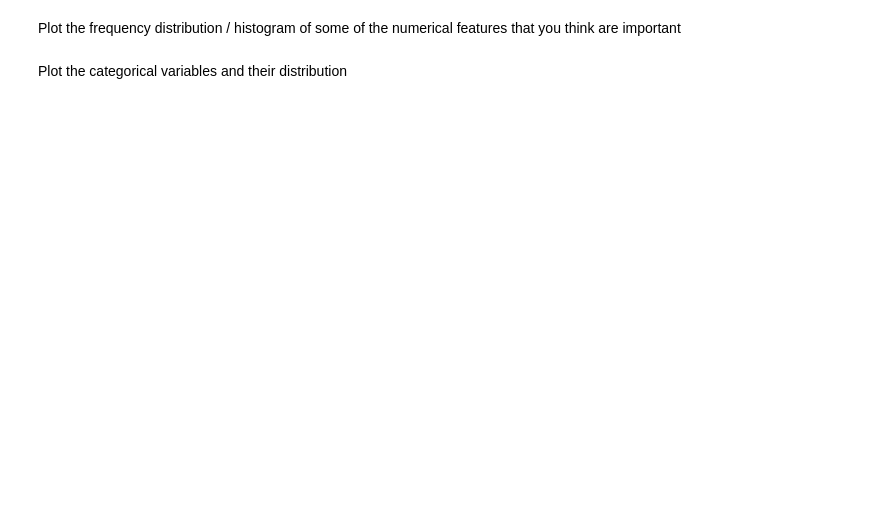
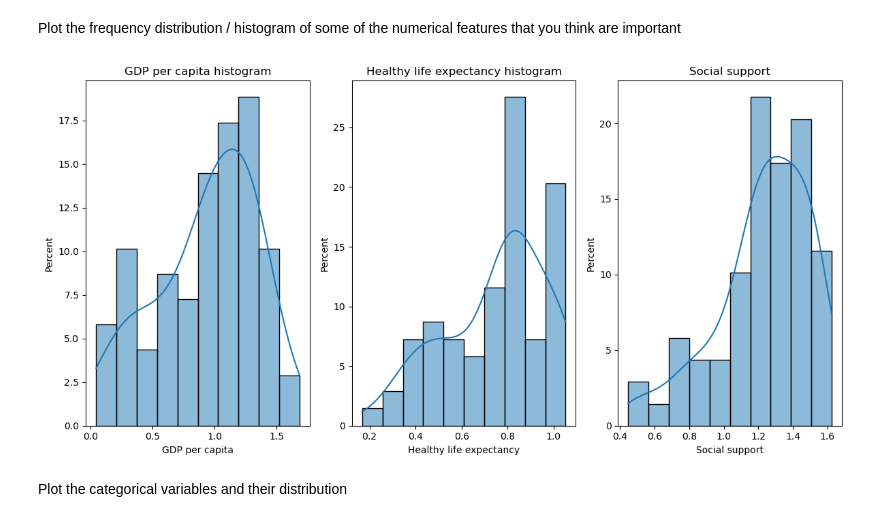
Before and after one commit to MathisMallet/Advanced-Machine-Learning, a Jupyter notebook: Project1_mm6712_xh2604.ipynb, the cells around one changed output. Saved outputs shown, nothing was run; the diff lists cells and outputs as text; code cells hidden in the pictures; blank space fills up the shorter version.

```diff
--- a/Project1_mm6712_xh2604.ipynb
+++ b/Project1_mm6712_xh2604.ipynb
@@ -62,10 +39,10 @@ X_train
 # %%
 # Load data
 import pandas as pd
-X_train = pd.read_csv('X_train.csv')
-X_test =  pd.read_csv("X_test.csv") # Load test features to predict on
-y_train =  pd.read_csv("y_train.csv") # Load y train (true labels)
-y_test =  pd.read_csv("y_test.csv") # Load y test (true labels)
+X_train = pd.read_csv('world_happiness_competition_data\\X_train.csv') # Load train features to train on
+X_test =  pd.read_csv("world_happiness_competition_data\\X_test.csv") # Load test features to predict on
+y_train =  pd.read_csv("world_happiness_competition_data\\y_train.csv") # Load y train (true labels)
+y_test =  pd.read_csv("world_happiness_competition_data\\y_test.csv") # Load y test (true labels)
 y_train_labels = y_train.idxmax(axis=1) # Examine what this does and write in next cell
 y_test_labels = y_test.idxmax(axis=1) # Complete in a similar manner as above
 
@@ -122,7 +75,9 @@ countrydata.head()
 # %%
 # Merge in new data to X_train and X_test by taking "Country or region" from first table and "country_name" from 2nd table.
 
-X_train = ## Complete code
-X_test = ## Complete code
+X_train = pd.merge(X_train, countrydata, left_on="Country or region", right_on="country_name", how='left') #We remove 6 countries without enough data
+X_test = pd.merge(X_test, countrydata, left_on="Country or region", right_on="country_name", how='left')
+X_train = X_train.drop(columns =["country_name"])
+X_test = X_test.drop(columns =["country_name"])
 # %%
 X_train.head(1)
@@ -145,2 +142,28 @@ Plot the frequency distribution / histogram of some of the numerical features th
+# %%
+import matplotlib.pyplot as plt
+import seaborn as sns
+
+# figure initialization
+plt.figure(figsize=(12, 6))
+
+# 'GDP per capita' histogram
+plt.subplot(1, 3, 1)
+sns.histplot(X_train["GDP per capita"], bins=10, kde=True, stat="percent")
+plt.title("GDP per capita histogram")
+
+# "Healthy life expectancy" histogram
+plt.subplot(1, 3, 2)
+sns.histplot(X_train["Healthy life expectancy"], bins=10, kde=True, stat="percent")
+plt.title("Healthy life expectancy histogram")
+
+# "Social support" histogram
+plt.subplot(1, 3, 3)
+sns.histplot(X_train['Social support'], bins=10, kde=True, stat="percent")
+plt.title('Social support')
+
+plt.tight_layout()
+plt.show()
+# %% [output]
+[figure, added]
 # %% [markdown]
 Plot the categorical variables and their distribution
```
Also changed, not shown: parts of 31 cells of this notebook.
